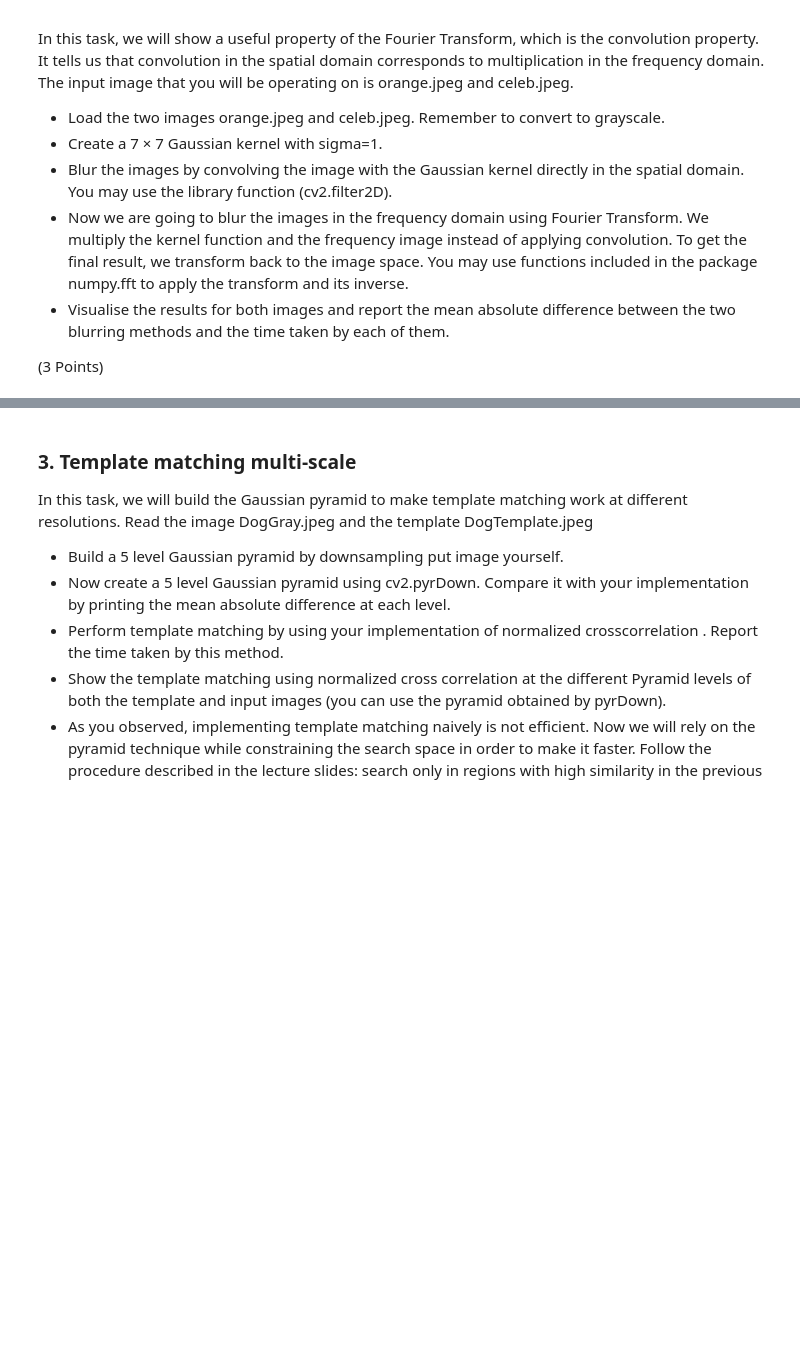
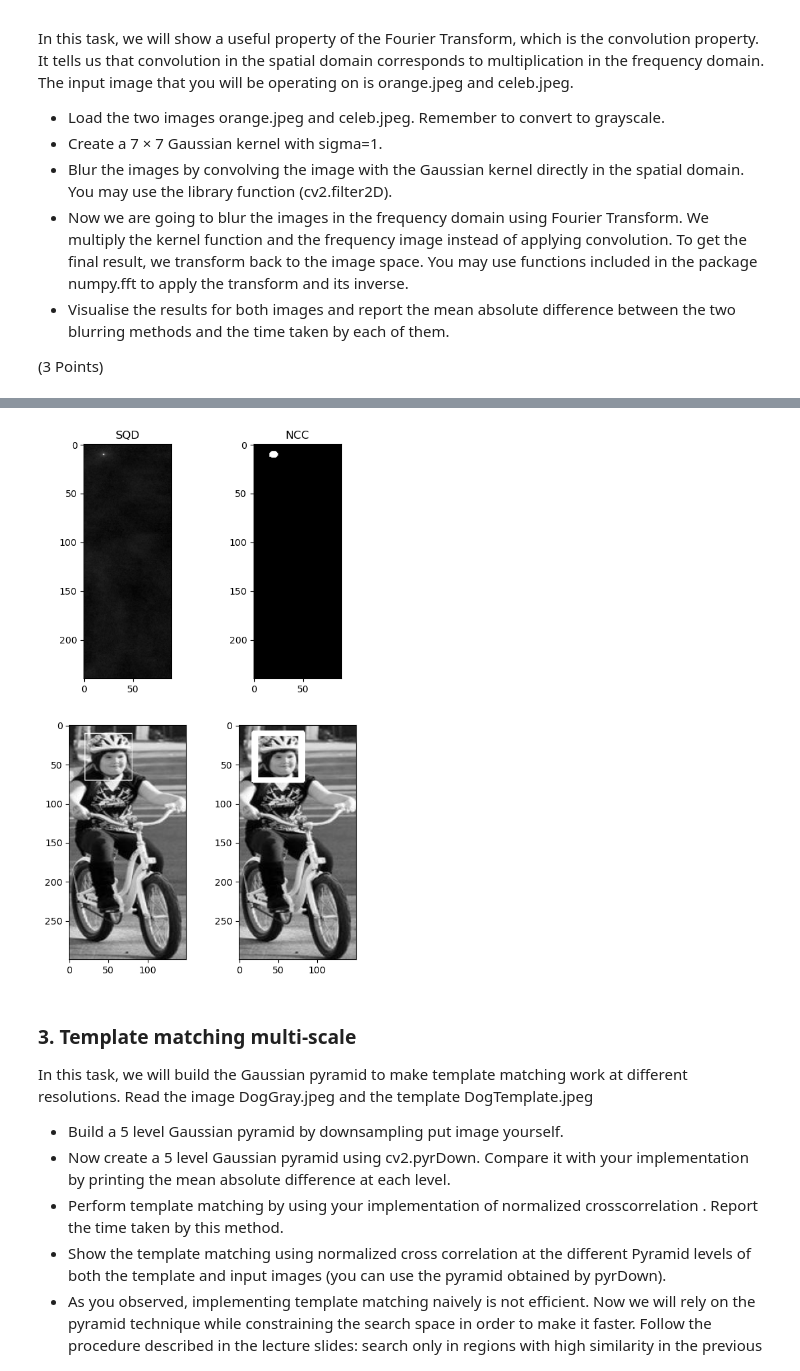
Before and after one commit to Patschwemm/CV_Course, a Jupyter notebook: Sheet02/src/sheet02.ipynb, the cells around one changed output, grey strips where cells are left out. Saved outputs shown, nothing was run; the diff lists cells and outputs as text; code cells hidden in the pictures; blank space fills up the shorter version.

Commit message:
template 3 ipynb done

```diff
--- a/Sheet02/src/sheet02.ipynb
+++ b/Sheet02/src/sheet02.ipynb
@@ -70,7 +120,0 @@ def task1(input_im_file):
-# %%
-full_path = os.path.join(DATA_DIR, 'orange.jpeg')
-image = cv.imread(full_path, cv.IMREAD_GRAYSCALE)
-print(image.shape)
-
-task1('orange.jpeg')
-task1('celeb.jpeg')
@@ -97,3 +132,84 @@ In this task, we will implement template matching using Sum Square Difference an
+# %%
+# implement the sum square difference (SQD) similarity
+def calc_sum_square_difference(image, template):
+    k, l = template.shape
+    output = np.zeros([image.shape[0]-k, image.shape[1]-l])
+
+    for n in range(image.shape[0] - l ):
+        for m in range(image.shape[1] - k ):
+            output[n][m] = np.sum(np.subtract(template, image[n:n+l, m:m+k])**2)
+
+    return output
+
+
+# implement the normalized cross correlation (NCC) similarity
+# Weirdly splitting this function to have less work in Task 3 :)
+def calc_normalized_cross_correlation_at_pos(image, template, m,n):
+    # DEBUG: print("Pos:",m,n)
+    k, l = template.shape
+    tmp = image[m:m+k, n:n+l]
+    _mean_image_patch = (np.full((k,l), np.mean(tmp)))
+
+    # Calculate the mean of template and create Array with it
+    _mean_template = (np.full((k,l), np.mean(template)))
+    _template = np.subtract(template, _mean_template)
+    _image = np.subtract(tmp, _mean_image_patch)
+
+
+    top = np.sum(_template * _image)
+    bot = (np.sum(_template**2) * np.sum(_image**2)) ** 0.5
+
+    return round(top / bot)
+
+def calc_normalized_cross_correlation(image, template):
+    k, l = template.shape
+    output = np.zeros([image.shape[0]-k, image.shape[1]-l])
+
+    for m in range(image.shape[0] - k -1):
+        for n in range(image.shape[1] - l -1):
+            output[m][n] = calc_normalized_cross_correlation_at_pos(image, template, m,n)
+
+    return output
+
+#draw rectanges on the input image in regions where the similarity is larger than SIM_THRESHOLD
+def draw_rectangles(input_im, similarity_im, size=(60,60)):
+    output = input_im.copy()
+    for x in range(similarity_im.shape[0]):
+        for y in range(similarity_im.shape[1]):
+            if(similarity_im[x][y] > SIM_THRESHOLD):
+                cv.rectangle(output, (y, x), (y+size[0], x+size[1]), (255,0,0), 1)
+
+    return output
+
+#Template matching using single-scale
+def task2(input_im_file, template_im_file):
+    full_path_im = os.path.join(DATA_DIR, input_im_file)
+    full_path_template = os.path.join(DATA_DIR, template_im_file)
+    in_im = cv.imread(full_path_im, cv.IMREAD_GRAYSCALE)
+    template = cv.imread(full_path_template, cv.IMREAD_GRAYSCALE)
+    result_sqd = calc_sum_square_difference(in_im, template)
+    result_sqd = 1 - result_sqd / np.amax(result_sqd)
+
+    result_ncc = calc_normalized_cross_correlation(in_im, template)
+    result_ncc = result_ncc / np.amax(result_ncc)
+
+
+    #draw rectanges at matching regions
+    vis_sqd = draw_rectangles(in_im, result_sqd)
+    vis_ncc = draw_rectangles(in_im, result_ncc)
+
+    _, ax = plt.subplots(2, 2, figsize=(6, 10))
+    ax[0,0].set_title("SQD")
+    ax[0,0].imshow(result_sqd, cmap="gray", norm=None)
+    ax[0,1].set_title("NCC")
+    ax[0,1].imshow(result_ncc, cmap="gray", norm=None)
+    ax[1,0].imshow(vis_sqd, cmap="gray", norm=None)
+    ax[1,1].imshow(vis_ncc, cmap="gray", norm=None)
+
+
+task2('RidingBike.jpeg', 'RidingBikeTemplate.jpeg')
+# %% [output]
+[figure, added]
 # %% [markdown]
 ### 3. Template matching multi-scale
 
```
Also changed, not shown: parts of 13 cells of this notebook, 6 other files.
